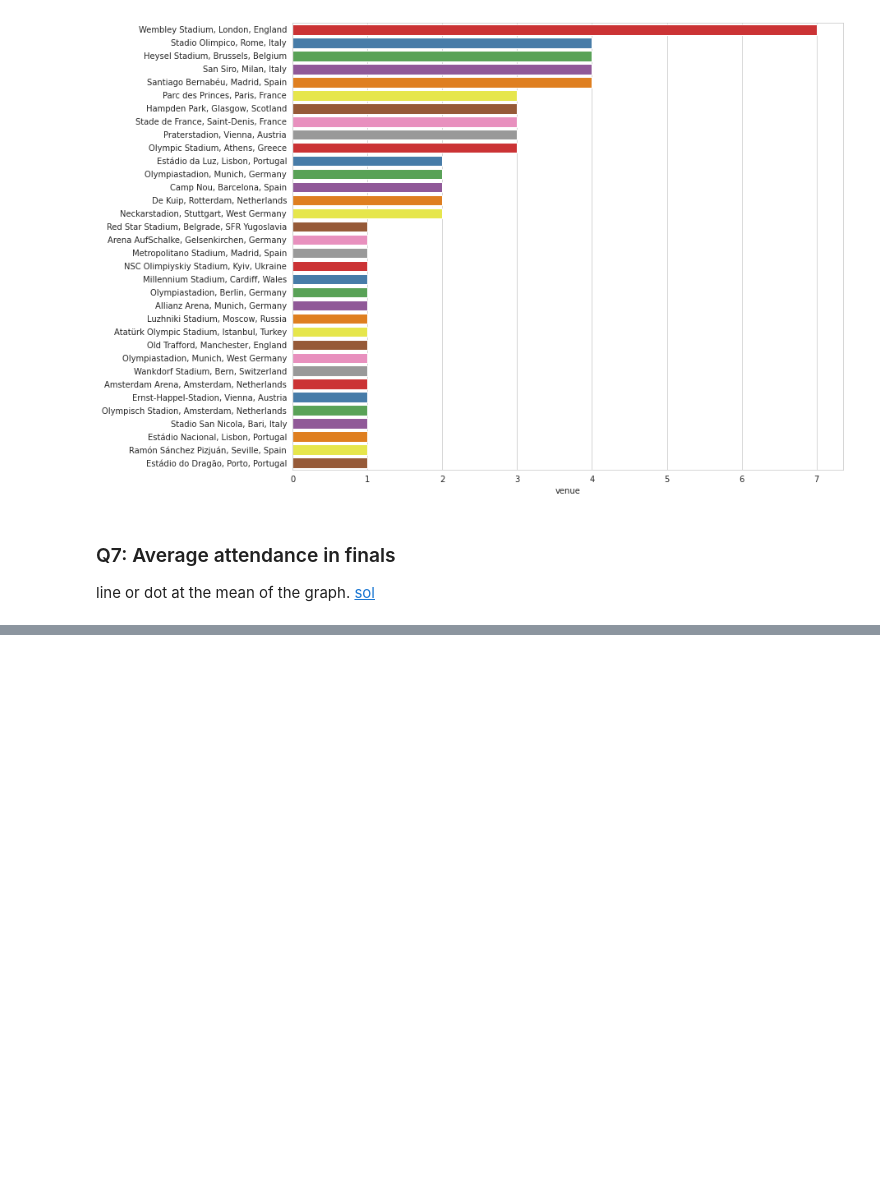
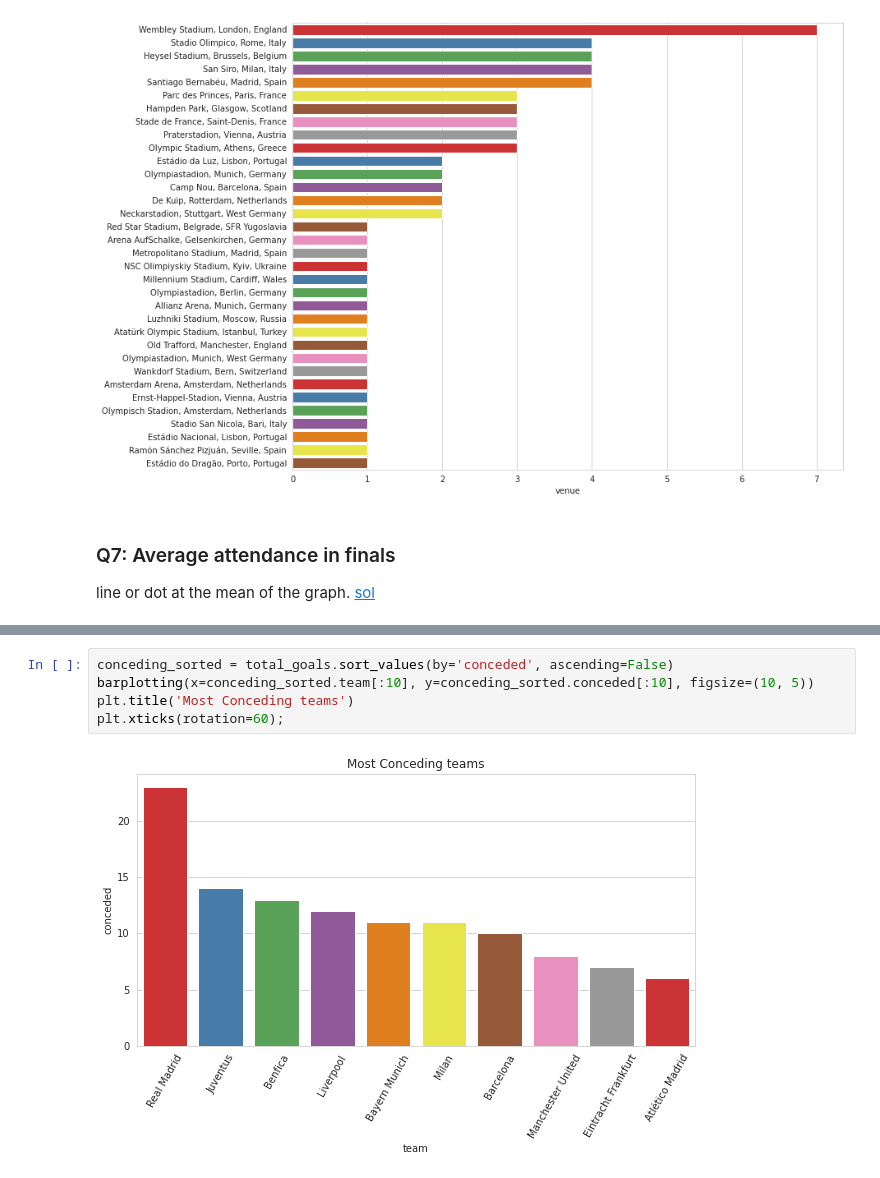
Before and after one commit to O-Hatem/My-Journey, a Jupyter notebook: _notebooks/2022-06-09-Champions-league-finals.ipynb, the cells around one changed output, grey strips where cells are left out. Cells and saved outputs as stored; diff of their text form; blank space fills up the shorter version.

```diff
--- a/_notebooks/2022-06-09-Champions-league-finals.ipynb
+++ b/_notebooks/2022-06-09-Champions-league-finals.ipynb
@@ -302,0 +323,7 @@ plt.axvline(attendance_mean, c='k');
+# %%
+conceding_sorted = total_goals.sort_values(by='conceded', ascending=False)
+barplotting(x=conceding_sorted.team[:10], y=conceding_sorted.conceded[:10], figsize=(10, 5))
+plt.title('Most Conceding teams')
+plt.xticks(rotation=60);
+# %% [output]
+[figure, added]
```
Also changed, not shown: parts of 9 cells of this notebook.
